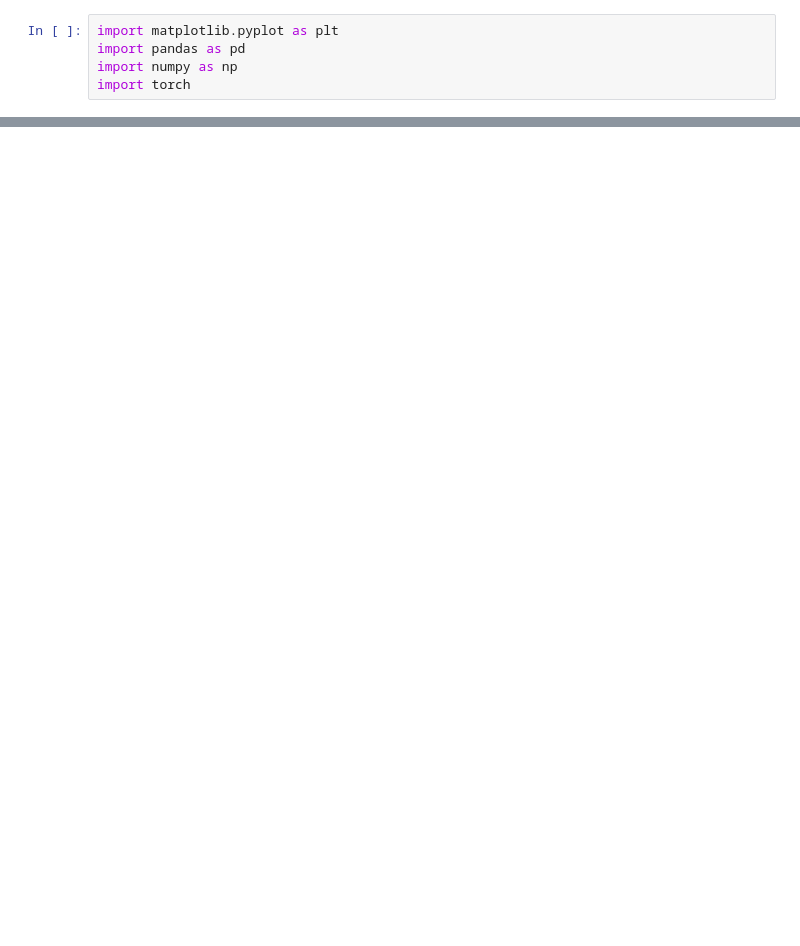
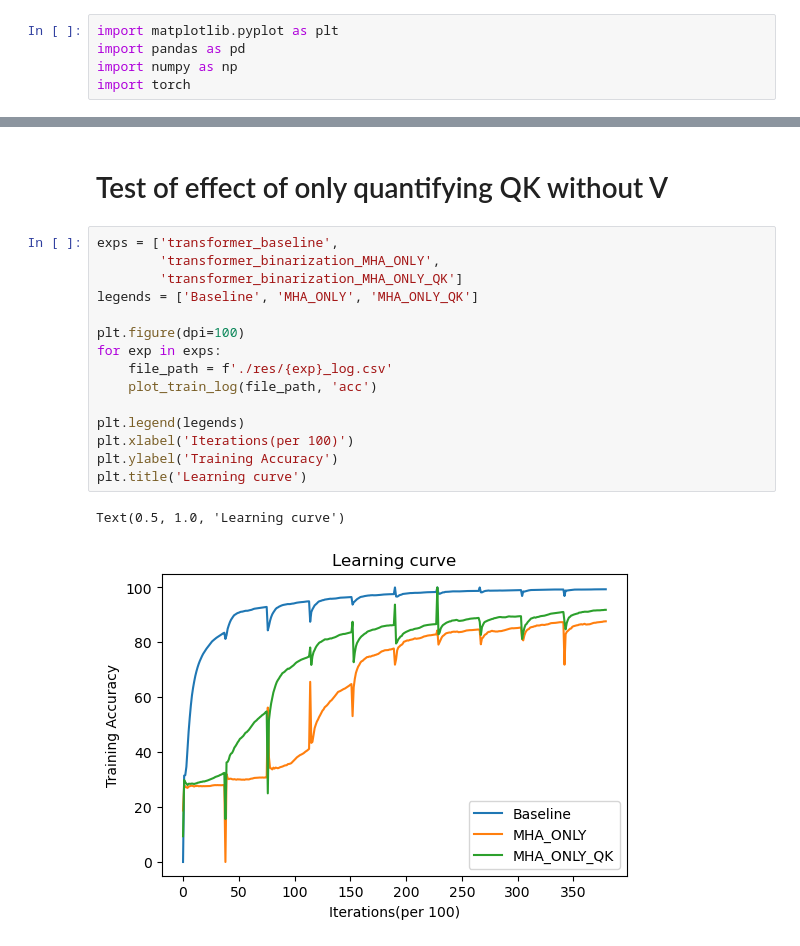
Before and after one commit to Alexstrasza98/Transformer-Quantization, a Jupyter notebook: plot.ipynb, the cells around one changed output, grey strips where cells are left out. Saved outputs shown, nothing was run; the diff lists cells and outputs as text; blank space fills up the shorter version.

```diff
--- a/plot.ipynb
+++ b/plot.ipynb
@@ -67,0 +107,20 @@ plt.savefig('./figures/test_perf_binarization.png')
+# %% [markdown]
+# Test of effect of only quantifying QK without V
+# %%
+exps = ['transformer_baseline',
+        'transformer_binarization_MHA_ONLY',
+        'transformer_binarization_MHA_ONLY_QK']
+legends = ['Baseline', 'MHA_ONLY', 'MHA_ONLY_QK']
+
+plt.figure(dpi=100)
+for exp in exps:
+    file_path = f'./res/{exp}_log.csv'
+    plot_train_log(file_path, 'acc')
+
+plt.legend(legends)
+plt.xlabel('Iterations(per 100)')
+plt.ylabel('Training Accuracy')
+plt.title('Learning curve')
+# %% [output]
+Text(0.5, 1.0, 'Learning curve')
+[figure, added]
```
Also changed, not shown: parts of 11 cells of this notebook, 14 other files.
